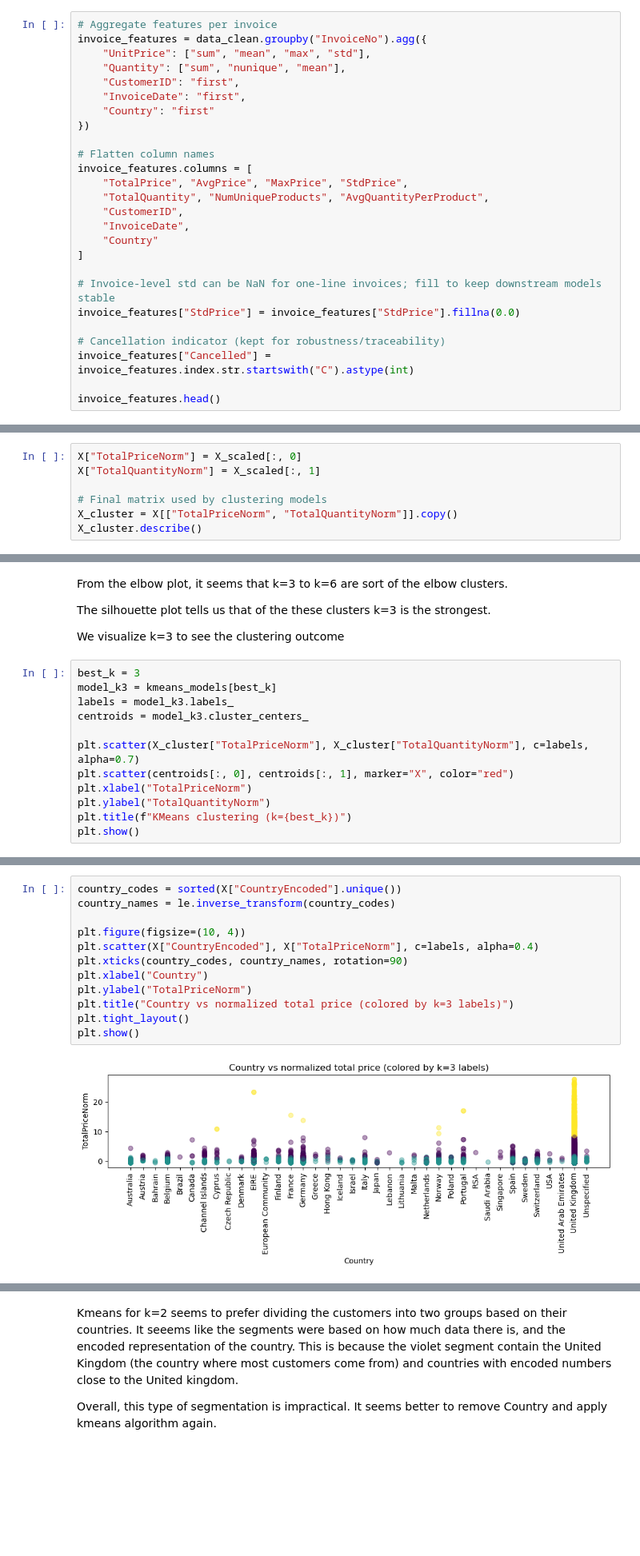
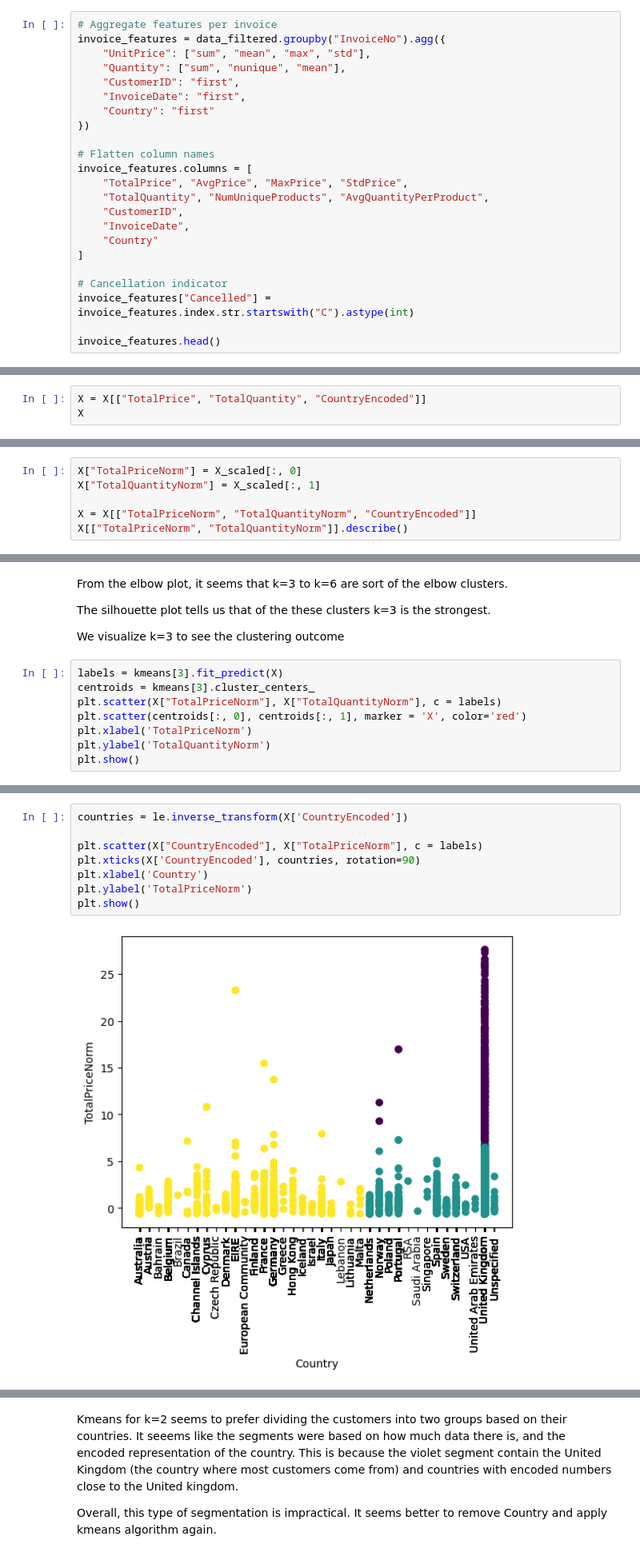
Before and after one commit to NouRALsaidD/data_mining_2026, a Jupyter notebook: data_mining_project_template.ipynb, the cells around one changed output, grey strips where cells are left out. Shown at 80% size. Saved outputs shown, nothing was run; the diff lists cells and outputs as text; blank space fills up the shorter version.

```diff
--- a/data_mining_project_template.ipynb
+++ b/data_mining_project_template.ipynb
@@ -390,6 +341,6 @@ Each invoice will be represented as a single data point with the following featu
 # %%
 # Aggregate features per invoice
-invoice_features = data_clean.groupby("InvoiceNo").agg({
+invoice_features = data_filtered.groupby("InvoiceNo").agg({
     "UnitPrice": ["sum", "mean", "max", "std"],
     "Quantity": ["sum", "nunique", "mean"],
     "CustomerID": "first",
@@ -406,10 +357,7 @@ invoice_features.columns = [
     "Country"
 ]
 
-# Invoice-level std can be NaN for one-line invoices; fill to keep downstream models stable
-invoice_features["StdPrice"] = invoice_features["StdPrice"].fillna(0.0)
-
-# Cancellation indicator (kept for robustness/traceability)
+# Cancellation indicator
 invoice_features["Cancelled"] = invoice_features.index.str.startswith("C").astype(int)
 
 invoice_features.head()
@@ -491,0 +448,3 @@ X[["TotalPrice", "TotalQuantity", "Country", "CountryEncoded"]].head()
+# %%
+X = X[["TotalPrice", "TotalQuantity", "CountryEncoded"]]
+X
@@ -592,9 +585,8 @@ array([[-0.25021252, -0.49769585],
 X["TotalPriceNorm"] = X_scaled[:, 0]
 X["TotalQuantityNorm"] = X_scaled[:, 1]
 
-# Final matrix used by clustering models
-X_cluster = X[["TotalPriceNorm", "TotalQuantityNorm"]].copy()
-X_cluster.describe()
+X = X[["TotalPriceNorm", "TotalQuantityNorm", "CountryEncoded"]]
+X[["TotalPriceNorm", "TotalQuantityNorm"]].describe()
 # %% [output]
 |  | TotalPriceNorm | TotalQuantityNorm |
 | count | 19626.000000 | 19626.000000 |
@@ -682,15 +679,11 @@ The silhouette plot tells us that of the these clusters k=3 is the strongest.
 
 We visualize k=3 to see the clustering outcome
 # %%
-best_k = 3
-model_k3 = kmeans_models[best_k]
-labels = model_k3.labels_
-centroids = model_k3.cluster_centers_
-
-plt.scatter(X_cluster["TotalPriceNorm"], X_cluster["TotalQuantityNorm"], c=labels, alpha=0.7)
-plt.scatter(centroids[:, 0], centroids[:, 1], marker="X", color="red")
-plt.xlabel("TotalPriceNorm")
-plt.ylabel("TotalQuantityNorm")
-plt.title(f"KMeans clustering (k={best_k})")
+labels = kmeans[3].fit_predict(X)
+centroids = kmeans[3].cluster_centers_
+plt.scatter(X["TotalPriceNorm"], X["TotalQuantityNorm"], c = labels)
+plt.scatter(centroids[:, 0], centroids[:, 1], marker = 'X', color='red')
+plt.xlabel('TotalPriceNorm')
+plt.ylabel('TotalQuantityNorm')
 plt.show()
 # %% [output]
@@ -698,14 +691,10 @@ plt.show()
 # %%
-country_codes = sorted(X["CountryEncoded"].unique())
-country_names = le.inverse_transform(country_codes)
+countries = le.inverse_transform(X['CountryEncoded'])
 
-plt.figure(figsize=(10, 4))
-plt.scatter(X["CountryEncoded"], X["TotalPriceNorm"], c=labels, alpha=0.4)
-plt.xticks(country_codes, country_names, rotation=90)
-plt.xlabel("Country")
-plt.ylabel("TotalPriceNorm")
-plt.title("Country vs normalized total price (colored by k=3 labels)")
-plt.tight_layout()
+plt.scatter(X["CountryEncoded"], X["TotalPriceNorm"], c = labels)
+plt.xticks(X['CountryEncoded'], countries, rotation=90)
+plt.xlabel('Country')
+plt.ylabel('TotalPriceNorm')
 plt.show()
 # %% [output]
-[figure, old version]
+[figure, new version]
```
Also changed, not shown: parts of 78 cells of this notebook.
